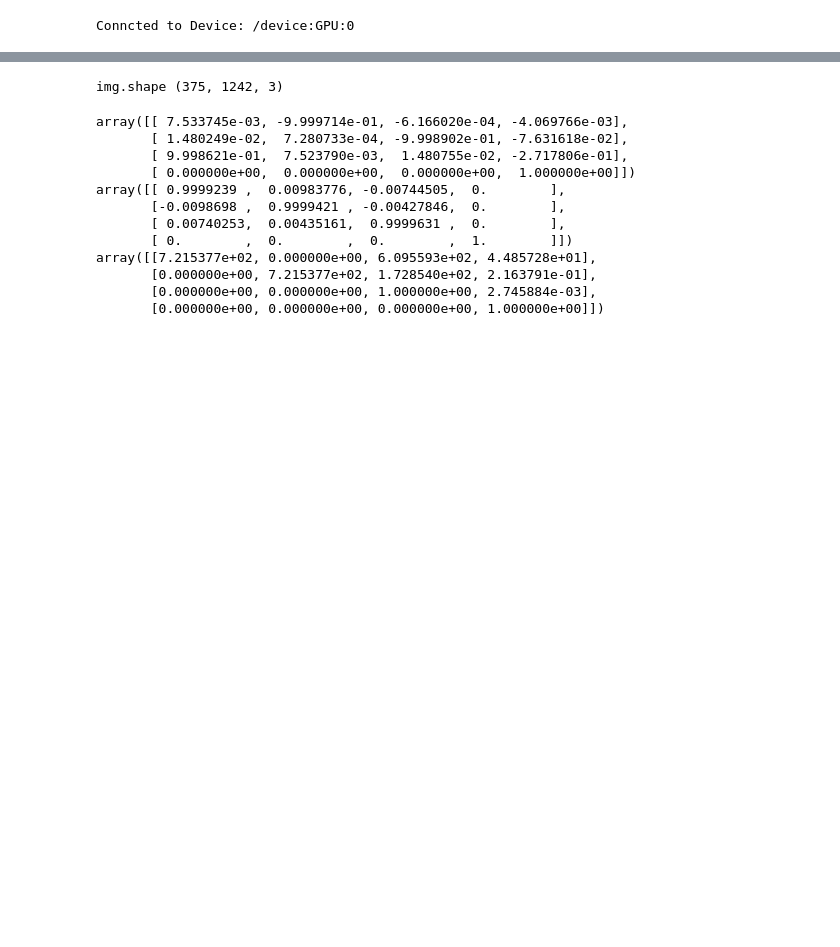
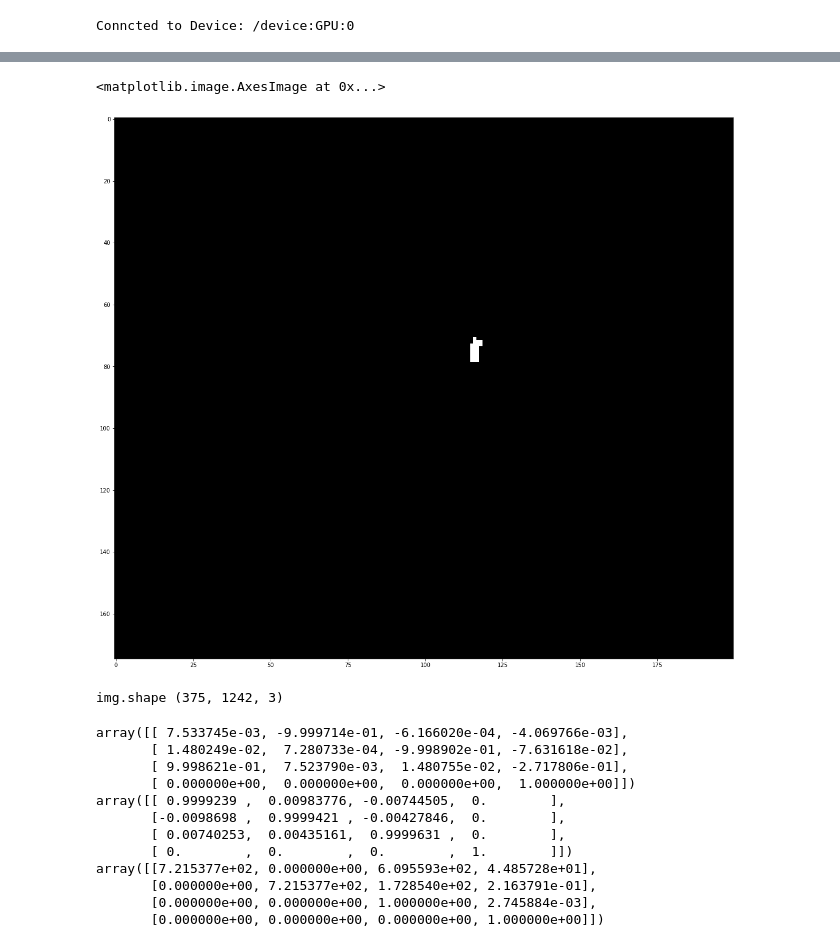
Before and after one commit to YahyaAlaaMassoud/Sensor-Fusion, a Jupyter notebook: gen_depth_map.ipynb, the cells around one changed output, grey strips where cells are left out. Cells and saved outputs as stored; diff of their text form; code cells hidden in the pictures; blank space fills up the shorter version.

```diff
--- a/gen_depth_map.ipynb
+++ b/gen_depth_map.ipynb
@@ -79,3 +81,15 @@ plt.imshow(np.squeeze(encoded_pc))
+# %%
+tar_encoder = PIXORTargets(shape=(200, 175), stats=dd.io.load('kitti_stats/stats.h5'),
+                           P_WIDTH=70, P_HEIGHT=80, P_DEPTH=4, subsampling_factor=(0.8, 1.2))
+# %%
+boxes = kitti.get_boxes_3D(cur_idx)
+encoded = tar_encoder.encode(boxes)
+# %%
+plt.figure(figsize = (20,20))
+plt.imshow(np.squeeze(encoded[0][:,:,0]), cmap='gray')
+# %% [output]
+<matplotlib.image.AxesImage at 0x...>
+[figure, added]
 # %%
 img = kitti.get_image(cur_idx)
 print('img.shape', img.shape)
```
Also changed, not shown: parts of 13 cells of this notebook, 3 other files.
